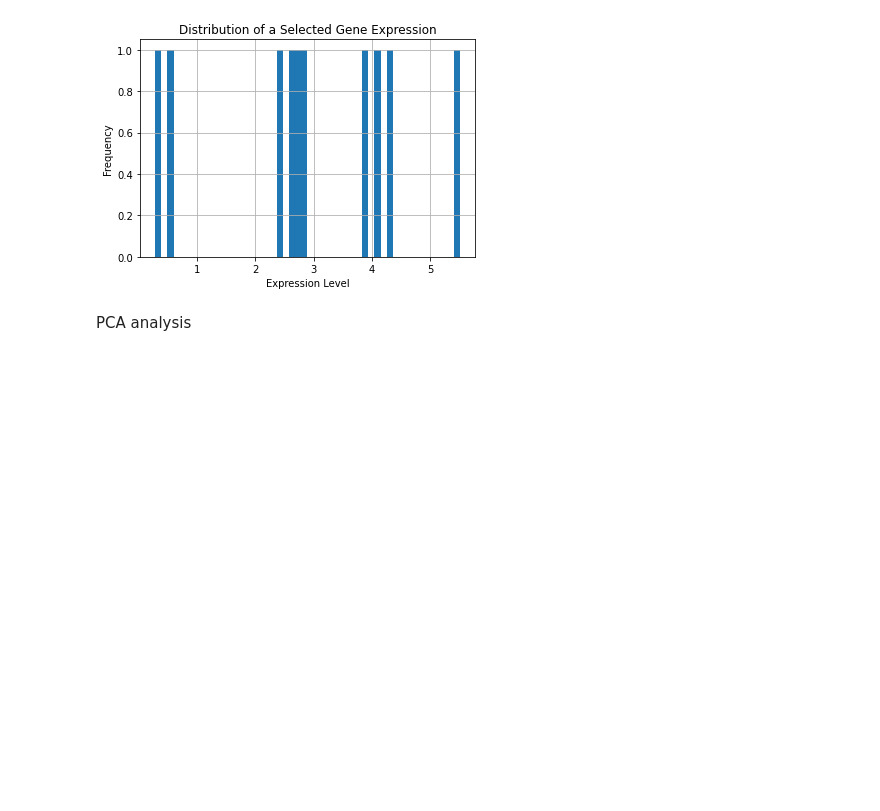
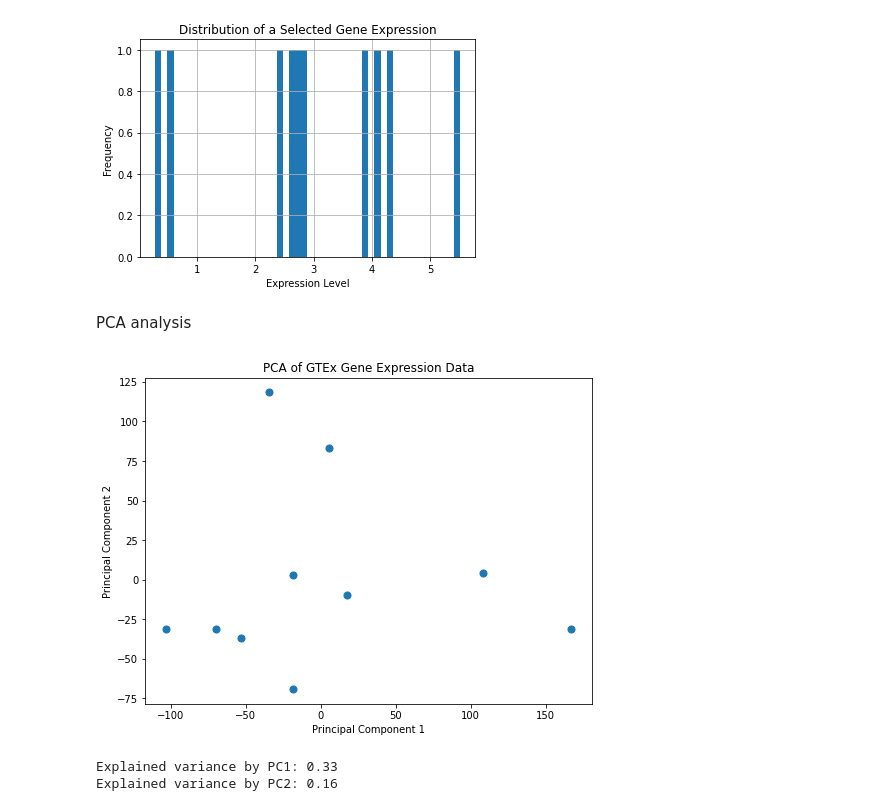
Before and after one commit to notaiax/Prediction-of-protein-isoforms-using-semi-supervised-learning, a Jupyter notebook: aiax_project.ipynb, the cells around one changed output. Saved outputs shown, nothing was run; the diff lists cells and outputs as text; code cells hidden in the pictures; blank space fills up the shorter version.

```diff
--- a/aiax_project.ipynb
+++ b/aiax_project.ipynb
@@ -76,3 +76,33 @@ PCA analysis
 # %%
 from sklearn.decomposition import PCA
 from sklearn.preprocessing import StandardScaler
+# %%
+# Assuming the first column in gtex_gene_chunk is non-numeric data like sample identifiers
+features = gtex_gene_chunk.columns[1:]
+
+# Separating out the features (gene expression levels)
+x = gtex_gene_chunk.loc[:, features].values
+
+# Standardizing the features
+x_standardized = StandardScaler().fit_transform(x)
+# %%
+pca = PCA(n_components=2)
+principal_components = pca.fit_transform(x_standardized)
+
+# Creating a DataFrame for the principal components
+principal_df = pd.DataFrame(data=principal_components, columns=['PC1', 'PC2'])
+# %%
+plt.figure(figsize=(8,6))
+plt.scatter(principal_df['PC1'], principal_df['PC2'], s=50)
+plt.title('PCA of GTEx Gene Expression Data')
+plt.xlabel('Principal Component 1')
+plt.ylabel('Principal Component 2')
+plt.show()
+# %% [output]
+[figure, added]
+# %%
+print(f"Explained variance by PC1: {pca.explained_variance_ratio_[0]:.2f}")
+print(f"Explained variance by PC2: {pca.explained_variance_ratio_[1]:.2f}")
+# %% [output]
+Explained variance by PC1: 0.33
+Explained variance by PC2: 0.16
```
Also changed, not shown: 1 other file.
